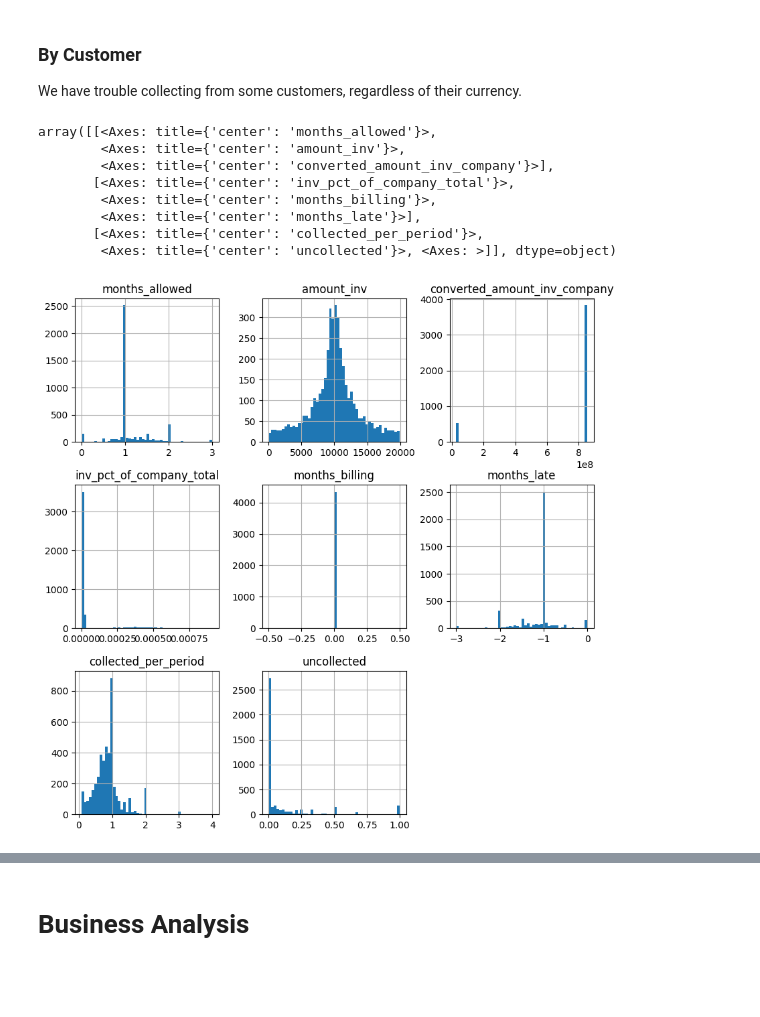
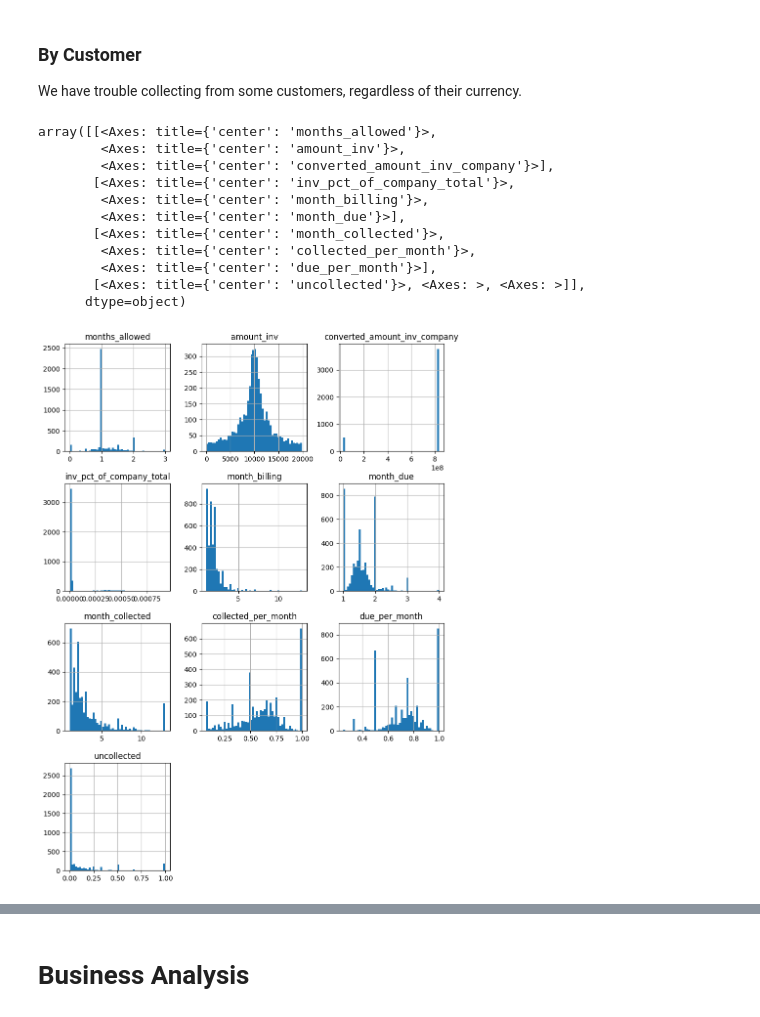
Before and after one commit to lauren7249/Data-Science-Take-Home-Project, a Jupyter notebook: data_analysis/files/exploratory.ipynb, the cells around one changed output, grey strips where cells are left out. Saved outputs shown, nothing was run; the diff lists cells and outputs as text; code cells hidden in the pictures; blank space fills up the shorter version.

```diff
--- a/data_analysis/files/exploratory.ipynb
+++ b/data_analysis/files/exploratory.ipynb
@@ -720,5 +671,4 @@ invoices_periods_to_model.period_collected.plot(kind='hist', bins=14, figsize=fi
 # %%
-invoices_periods_to_model['collected_per_period'] = invoices_periods_to_model.period_collected\
-.map(numpy.reciprocal)
-invoices_periods_to_model['collected_per_month'] = invoices_periods_to_model.month_collected_norm\
-.map(numpy.reciprocal)
+invoices_to_model['collected_per_month'] = 1/invoices_to_model.month_collected
+invoices_to_model.collected_per_month\
+.plot(kind='hist', bins=14, figsize=figsize, title="Average % Collected Per Month")
@@ -743,0 +678,4 @@ NormaltestResult(statistic=17594.277559218903, pvalue=0.0)
+# %%
+invoices_to_model['due_per_month'] = 1/invoices_to_model.month_due
+invoices_to_model.due_per_month\
+.plot(kind='hist', bins=14, figsize=figsize, title="Average % Due Per Month")
@@ -744,7 +685,5 @@ NormaltestResult(statistic=17594.277559218903, pvalue=0.0)
 # %%
-invoices_periods_to_model.drop(columns=['cleared_date','month_collected','month_collected_norm',
-                                       'period_collected','collected_per_month'],
-                               inplace=True, errors='ignore')
-invoices_periods_to_model.describe(include='all', percentiles=[0.001,0.999]).T
+invoices_to_model.drop(columns=['cleared_date'], inplace=True, errors='ignore')
+invoices_to_model.describe(include='all', percentiles=[0.001,0.999]).T
 # %% [output]
 |  | count | unique | top | freq | mean | min | 0.1% | 50% | 99.9% | max | std |
@@ -766,9 +707,7 @@ invoices_periods_to_model.describe(include='all', percentiles=[0.001,0.999]).T
 # %% [markdown]
 ## Analyze Input Data
 # %%
-invoices_to_model = invoices_periods_to_model.query("months_billing==0").copy()\
-.rename(columns={"forecast_month":"invoice_month"})
-invoices_to_model['uncollected'] = invoices_to_model.collected_date.isnull()
+invoices_to_model['uncollected'] = invoices_to_model.collected_month.isnull()
 # %% [markdown]
 ### By Dates
 # %%
@@ -835,17 +786,20 @@ We have trouble collecting from some customers, regardless of their currency.
 # %%
 customer_averages = invoices_to_model.set_index("customer_id").select_dtypes(include=['float','int','boolean'])\
 .reset_index().groupby("customer_id").mean()
-customer_averages.hist(bins=50, figsize=(10,10), layout=(3,3))
+customer_averages.hist(bins=50, figsize=(10,14), layout=(4,3))
 # %% [output]
 array([[<Axes: title={'center': 'months_allowed'}>,
         <Axes: title={'center': 'amount_inv'}>,
         <Axes: title={'center': 'converted_amount_inv_company'}>],
        [<Axes: title={'center': 'inv_pct_of_company_total'}>,
-        <Axes: title={'center': 'months_billing'}>,
-        <Axes: title={'center': 'months_late'}>],
-       [<Axes: title={'center': 'collected_per_period'}>,
-        <Axes: title={'center': 'uncollected'}>, <Axes: >]], dtype=object)
+        <Axes: title={'center': 'month_billing'}>,
+        <Axes: title={'center': 'month_due'}>],
+       [<Axes: title={'center': 'month_collected'}>,
+        <Axes: title={'center': 'collected_per_month'}>,
+        <Axes: title={'center': 'due_per_month'}>],
+       [<Axes: title={'center': 'uncollected'}>, <Axes: >, <Axes: >]],
+      dtype=object)
-[figure, old version]
+[figure, new version]
 # %%
 customer_stats = invoices_to_model.groupby("customer_id").uncollected.agg(['count','mean'])\
 .add_prefix('uncollected_').sort_values(by="uncollected_mean", ascending=False)
```
Also changed, not shown: parts of 91 cells of this notebook.
